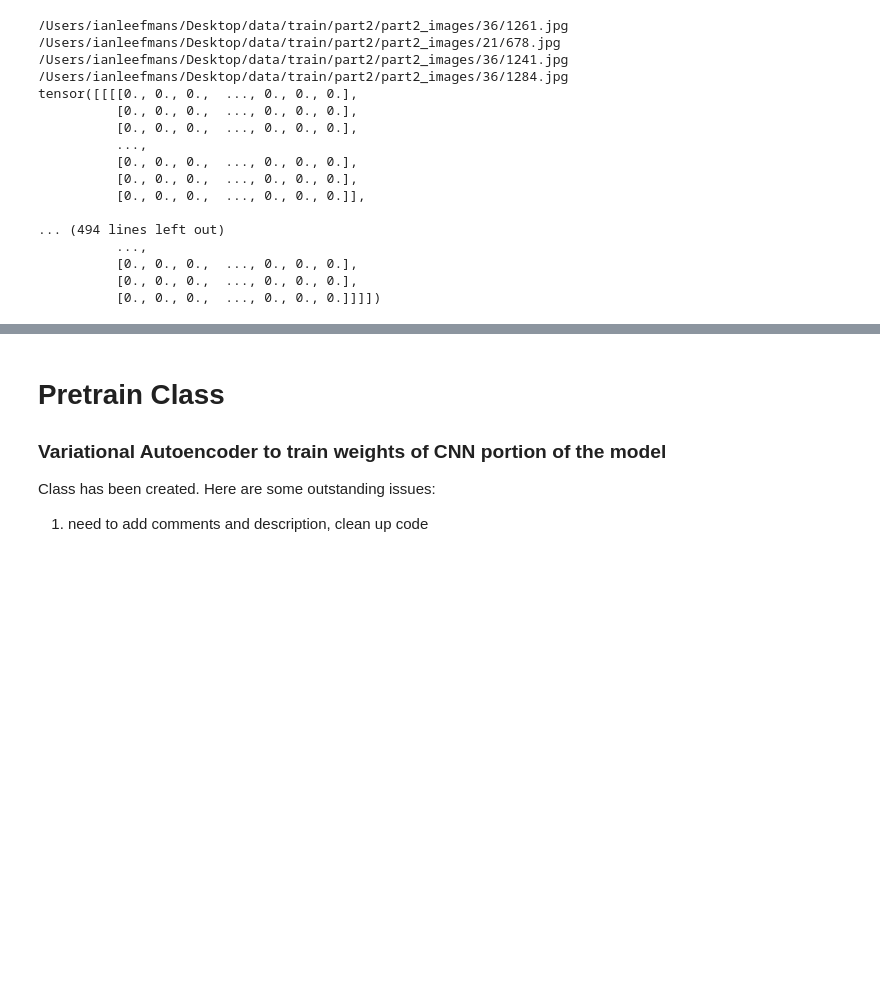
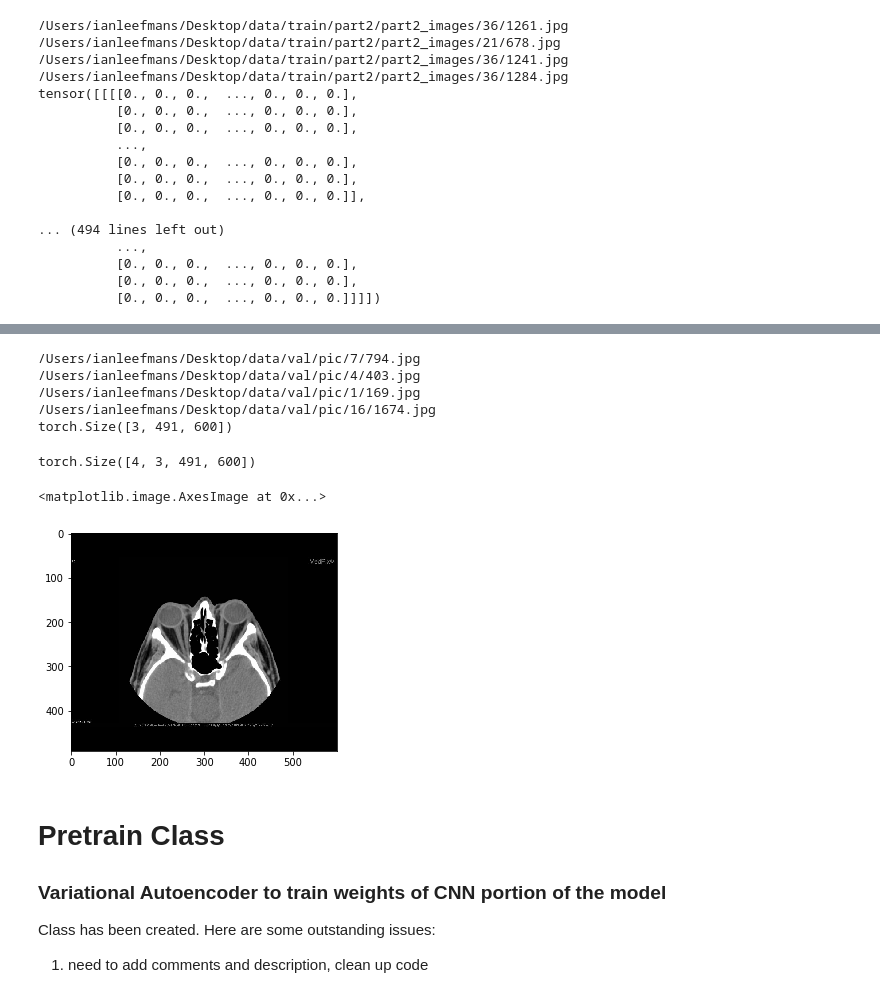
Before and after one commit to ileefmans/Pathology-Visual-Question-Answering, a Jupyter notebook: data-exploration.ipynb, the cells around one changed output, grey strips where cells are left out. Drawn from its saved outputs; the diff is of its cells as text; code cells hidden in the pictures; blank space fills up the shorter version.

```diff
--- a/data-exploration.ipynb
+++ b/data-exploration.ipynb
@@ -171,0 +155,11 @@ annot
+# %%
+annotation_path = '/Users/ianleefmans/Desktop/data/val/part3.json'
+path = '/Users/ianleefmans/Desktop/data/val'
+index_dict = path_dict(path,2424,25, training=False)
+
+
+#annotation = pd.read_json(annotation_path)
+
+#create trainset
+train_set = create_dataset(annotation_path, index_dict, img_dir = path,
+                          transform = torchvision.transforms.ToTensor(), training=False)
@@ -172,3 +187,34 @@ annot
+# %%
+def my_collate(batch):
+    data = [item for item in batch]
+    #target = [item[1] for item in batch]
+    #target = torch.LongTensor(target)
+    return data
+
+# create dataloader
+trainset = DataLoader(dataset=train_set,
+                      batch_size=4,
+                      shuffle=True)
+                      #collate_fn=my_collate) # use custom collate function here
+                      #pin_memory=True)
+# %%
+sample = iter(trainset).next() #iterate to next minibatch from dataloader
+print(sample['image'][3].size()) # show size of one picture in the minibatch
+# %% [output]
+/Users/ianleefmans/Desktop/data/val/pic/7/794.jpg
+/Users/ianleefmans/Desktop/data/val/pic/4/403.jpg
+/Users/ianleefmans/Desktop/data/val/pic/1/169.jpg
+/Users/ianleefmans/Desktop/data/val/pic/16/1674.jpg
+torch.Size([3, 491, 600])
+# %%
+sample['image'].size()
+# %% [output]
+torch.Size([4, 3, 491, 600])
+# %%
+plt.imshow(torchvision.transforms.ToPILImage(mode='RGB')(sample['image'][3])) #plot image from minibatch
+# %% [output]
+<matplotlib.image.AxesImage at 0x...>
+[figure, added]
 # %% [markdown]
 # Pretrain Class
 ### Variational Autoencoder to train weights of CNN portion of the model
```
Also changed, not shown: parts of 11 cells of this notebook, 2 other files.
